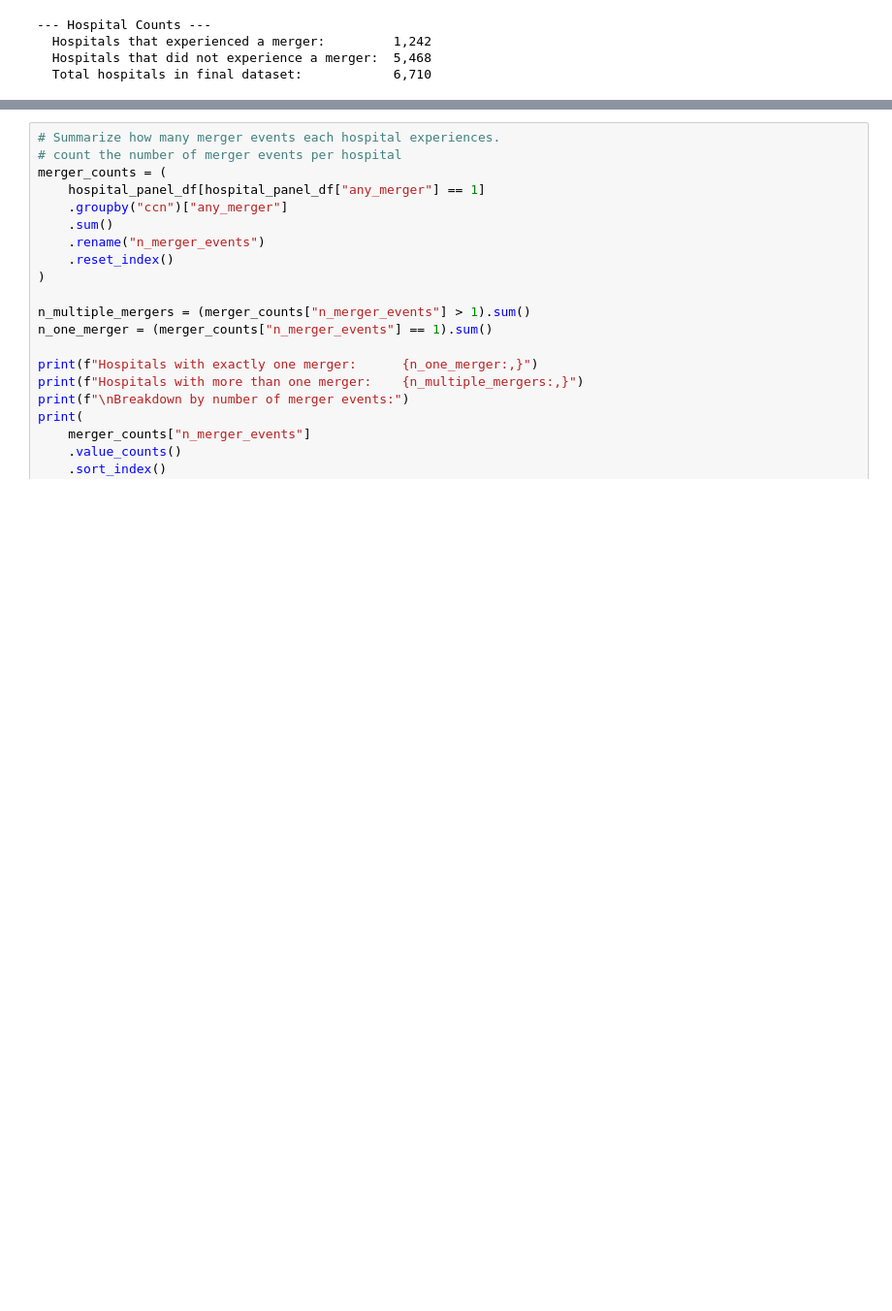
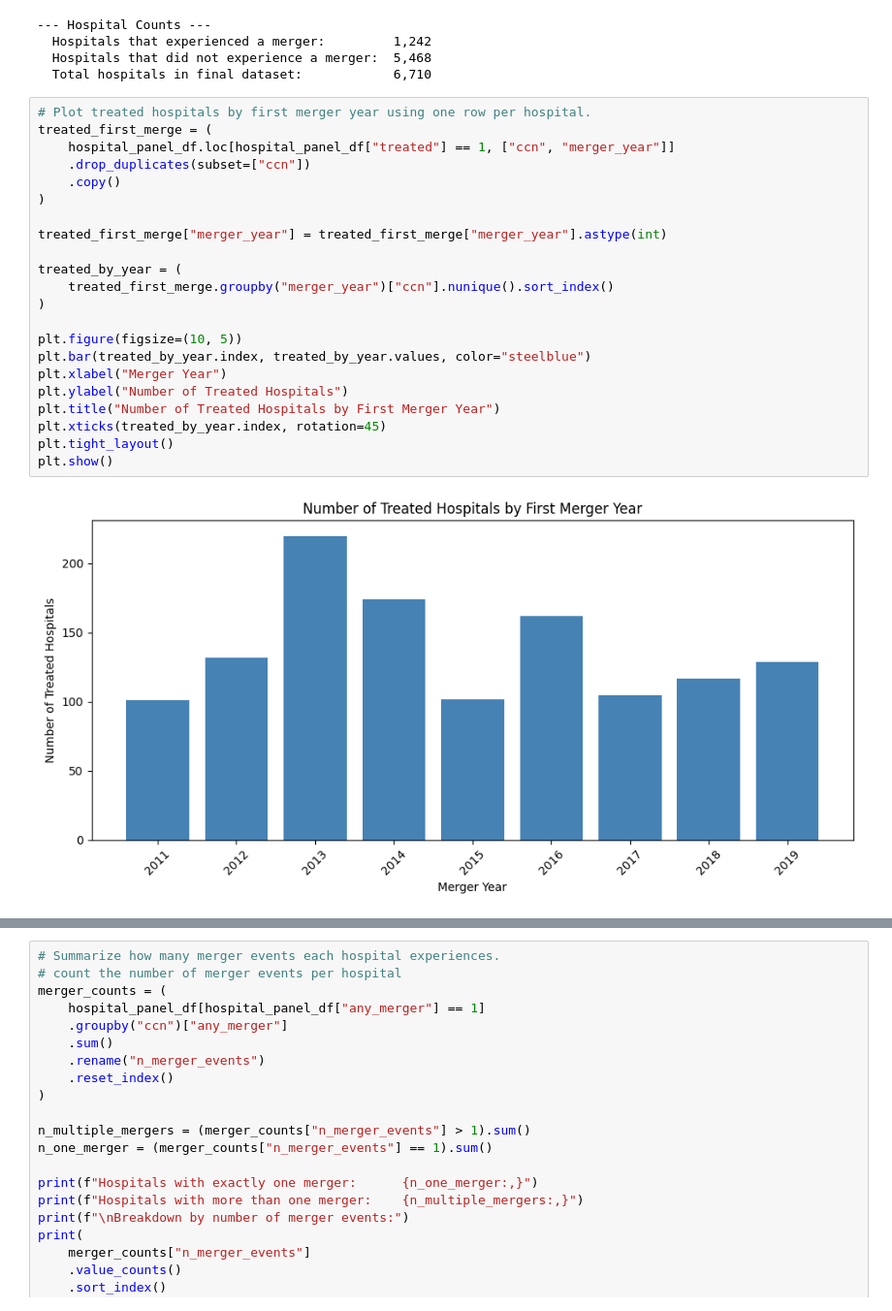
Before and after one commit to FarnooshMemari/IDS_701_final_project, a Jupyter notebook: 02_data_preparation/eda.ipynb, the cells around one changed output, grey strips where cells are left out. Shown at 97% size. Drawn from its saved outputs; the diff is of its cells as text; blank space fills up the shorter version.

```diff
--- a/02_data_preparation/eda.ipynb
+++ b/02_data_preparation/eda.ipynb
@@ -307,3 +297,27 @@ print(f"  Total hospitals in final dataset:            {n_total:,}")
   Hospitals that experienced a merger:         1,242
   Hospitals that did not experience a merger:  5,468
   Total hospitals in final dataset:            6,710
+# %%
+# Plot treated hospitals by first merger year using one row per hospital.
+treated_first_merge = (
+    hospital_panel_df.loc[hospital_panel_df["treated"] == 1, ["ccn", "merger_year"]]
+    .drop_duplicates(subset=["ccn"])
+    .copy()
+)
+
+treated_first_merge["merger_year"] = treated_first_merge["merger_year"].astype(int)
+
+treated_by_year = (
+    treated_first_merge.groupby("merger_year")["ccn"].nunique().sort_index()
+)
+
+plt.figure(figsize=(10, 5))
+plt.bar(treated_by_year.index, treated_by_year.values, color="steelblue")
+plt.xlabel("Merger Year")
+plt.ylabel("Number of Treated Hospitals")
+plt.title("Number of Treated Hospitals by First Merger Year")
+plt.xticks(treated_by_year.index, rotation=45)
+plt.tight_layout()
+plt.show()
+# %% [output]
+[figure, added]
```
Also changed, not shown: parts of 5 cells of this notebook, 1 other file.
